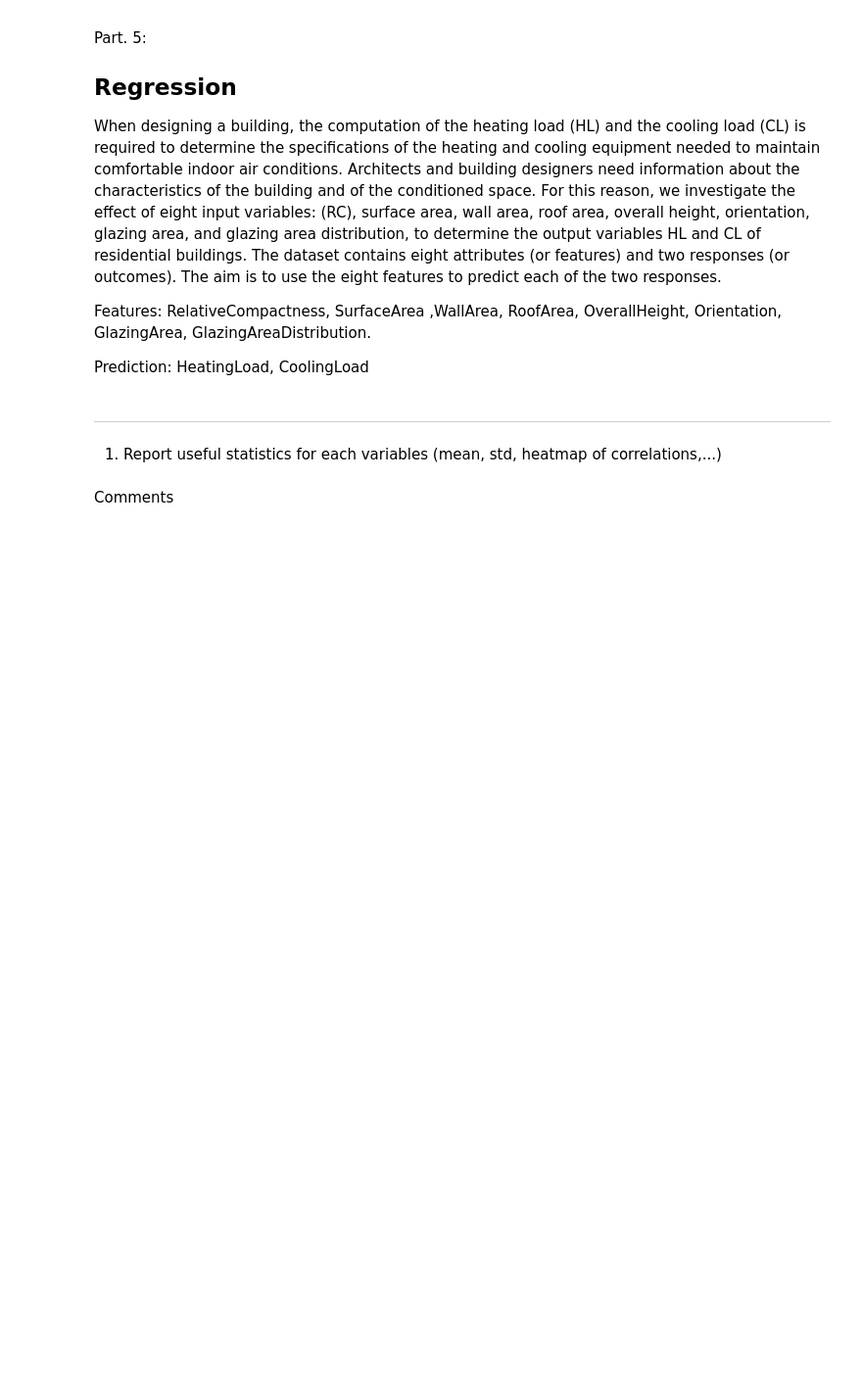
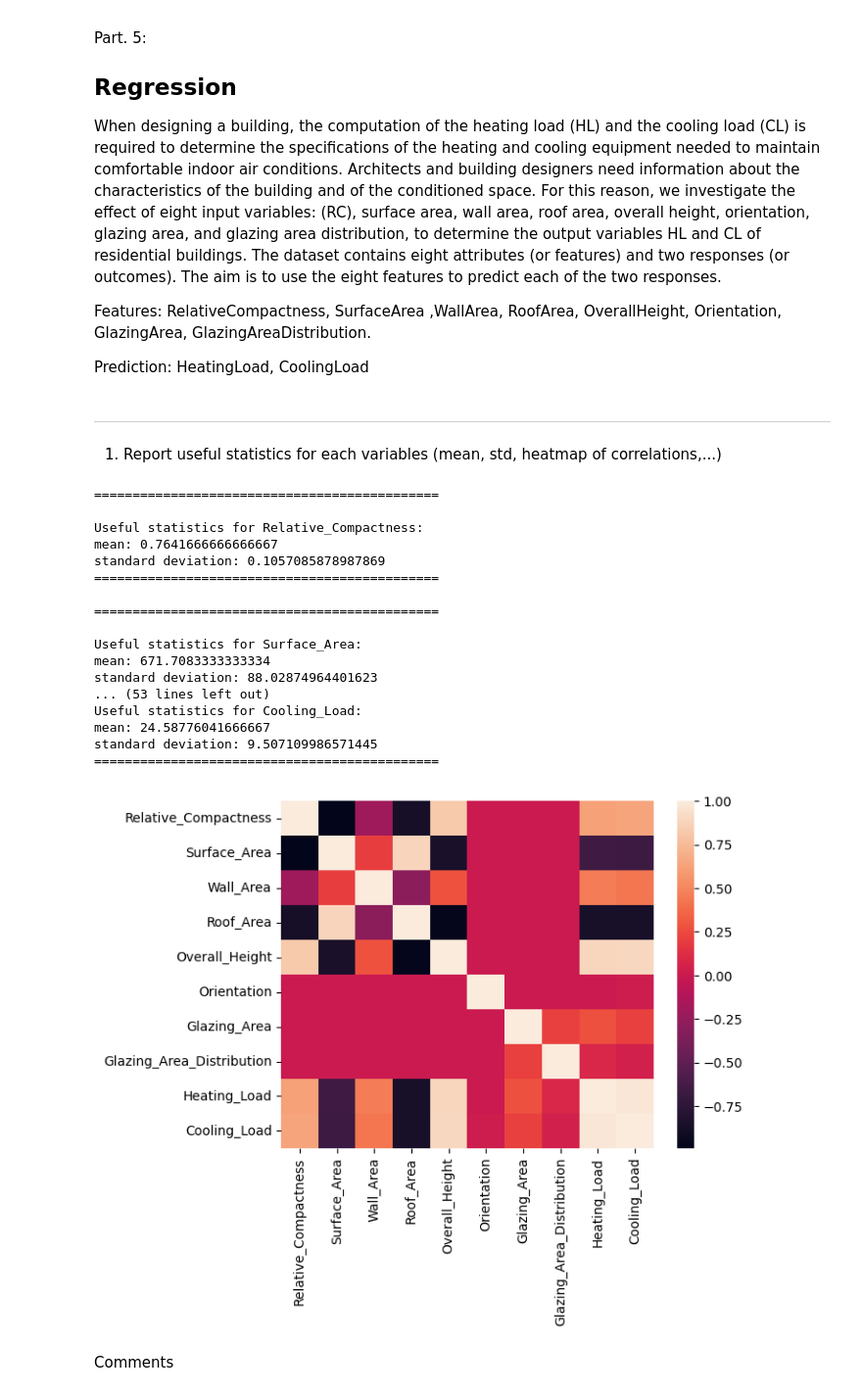
Before and after one commit to clem119/Hackathons, a Jupyter notebook: H2/hackathon2_without_code.ipynb, the cells around one changed output. Shown: that part at 98% size. Drawn from its saved outputs; the diff is of its cells as text; code cells hidden in the pictures; blank space fills up the shorter version.

```diff
--- a/H2/hackathon2_without_code.ipynb
+++ b/H2/hackathon2_without_code.ipynb
@@ -48,3 +46,48 @@ Prediction: HeatingLoad, CoolingLoad
+# %%
+import pandas as pd
+import math
+import seaborn as sns
+import numpy as np
+from matplotlib import pyplot as plt
+from scipy import stats
+import datetime
+from tracemalloc import Statistic
+import statsmodels.api as sm
+
+df = pd.read_csv("Data_heating_cooling.csv", sep=",")
+
+keys = "Relative_Compactness,Surface_Area,Wall_Area,Roof_Area,Overall_Height,Orientation,Glazing_Area,Glazing_Area_Distribution,Heating_Load,Cooling_Load".split(",")
+
+for i in keys:
+    array = np.array(df[i])
+    print("=============================================\n")
+    print(f"Useful statistics for {i}:")
+    print(f"mean: {array.mean()}")
+    print(f"standard deviation: {array.std()}")
+    #print(f"heatmap correlations: {array.corrcoef()}")
+    print("=============================================\n")
+
+sns.heatmap(df.corr())
+plt.show()
+# %% [output]
+=============================================
+
+Useful statistics for Relative_Compactness:
+mean: 0.7641666666666667
+standard deviation: 0.1057085878987869
+=============================================
+
+=============================================
+
+Useful statistics for Surface_Area:
+mean: 671.7083333333334
+standard deviation: 88.02874964401623
+... (53 lines left out)
+Useful statistics for Cooling_Load:
+mean: 24.58776041666667
+standard deviation: 9.507109986571445
+=============================================
+[figure, added]
 # %% [markdown]
 Comments
 # %% [markdown]
```
Also changed, not shown: parts of 4 cells of this notebook, 1 other file.
